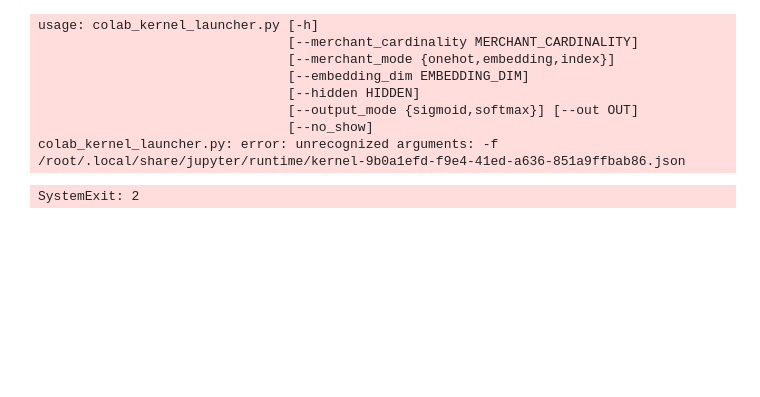
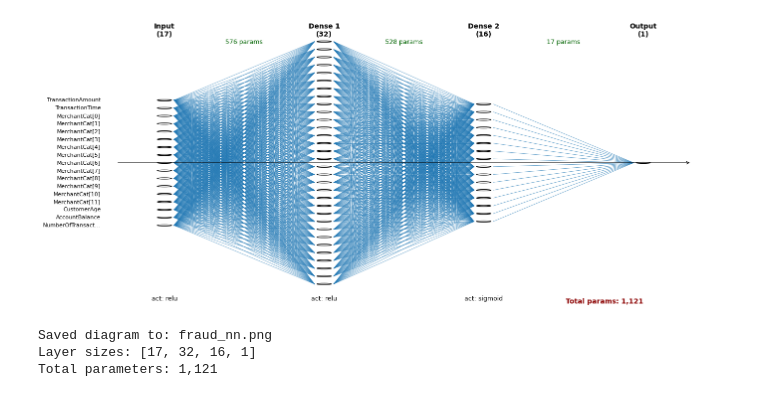
Before and after one commit to seshadrite/aimlexercises, a Jupyter notebook: exercise3.ipynb, the cells around one changed output. Drawn from its saved outputs; the diff is of its cells as text; code cells hidden in the pictures; blank space fills up the shorter version.

```diff
--- a/exercise3.ipynb
+++ b/exercise3.ipynb
@@ -187,45 +187,41 @@ def main():
                         help="sigmoid => 1 output node (binary); softmax => 2 output nodes")
     parser.add_argument("--out", type=str, default="fraud_nn.png", help="Output filename (png/svg/pdf)")
     parser.add_argument("--no_show", action="store_true", help="Do not call plt.show()")
-    args = parser.parse_args()
+    # Fix: Pass an empty list to parse_args() to prevent it from trying to parse kernel arguments.
+    args = parser.parse_args([])
 
     hidden = parse_hidden(args.hidden)
     # build input representation
     in_size, input_labels = build_input_representation(
         merchant_mode=args.merchant_mode,
         merchant_cardinality=args.merchant_cardinality,
         embedding_dim=args.embedding_dim)
 
     # final output layer
     if args.output_mode == "sigmoid":
         out_units = 1
         out_act = "sigmoid"
     else:
         out_units = 2
         out_act = "softmax"
 
     # full layers list includes input as first entry
     layers = [in_size] + hidden + [out_units]
     # layer names: Input, Hidden i..., Output
     layer_names = ["Input"] + [f"Dense {i+1}" for i in range(len(hidden))] + ["Output"]
     # activations list covers layers after input (len = len(layers)-1)
     acts = []
     for i in range(len(hidden)):
         acts.append("relu")
     acts.append(out_act)
 
     visualize_nn(layers, layer_names=layer_names, activations=acts, input_labels=input_labels,
                  figsize=(14,6), filename=args.out, show=(not args.no_show))
 
 if __name__ == "__main__":
     main()
 # %% [output]
+[figure, added]
-usage: colab_kernel_launcher.py [-h]
-                                [--merchant_cardinality MERCHANT_CARDINALITY]
-                                [--merchant_mode {onehot,embedding,index}]
-                                [--embedding_dim EMBEDDING_DIM]
-                                [--hidden HIDDEN]
-                                [--output_mode {sigmoid,softmax}] [--out OUT]
-                                [--no_show]
-colab_kernel_launcher.py: error: unrecognized arguments: -f /root/.local/share/jupyter/runtime/kernel-9b0a1efd-f9e4-41ed-a636-851a9ffbab86.json
+Saved diagram to: fraud_nn.png
+Layer sizes: [17, 32, 16, 1]
+Total parameters: 1,121
-SystemExit: 2
```
